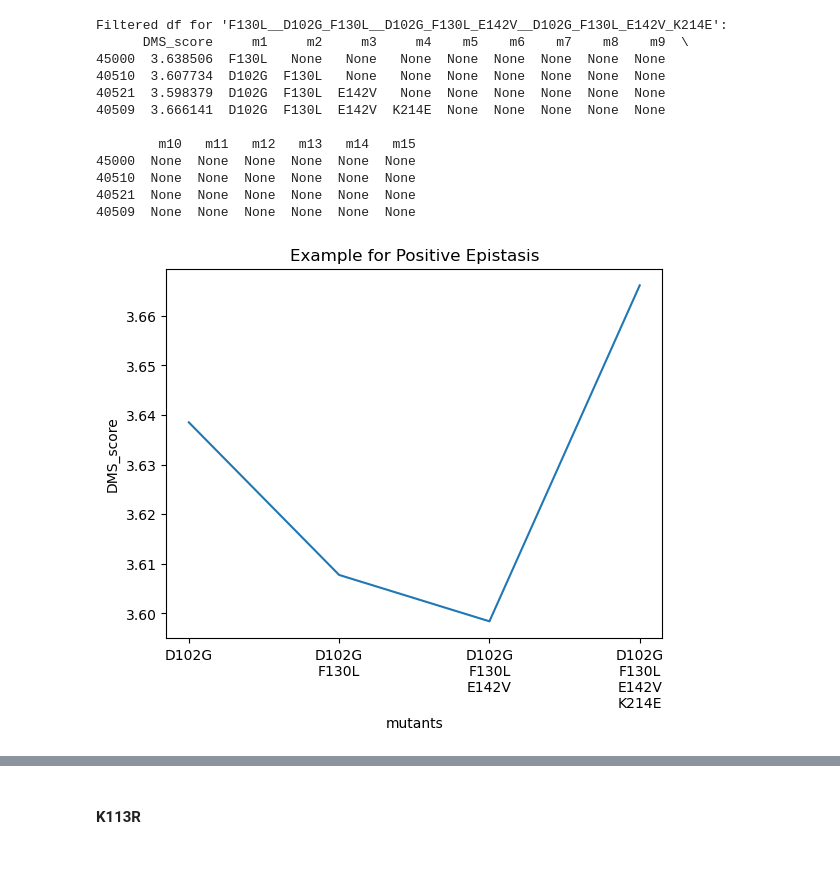
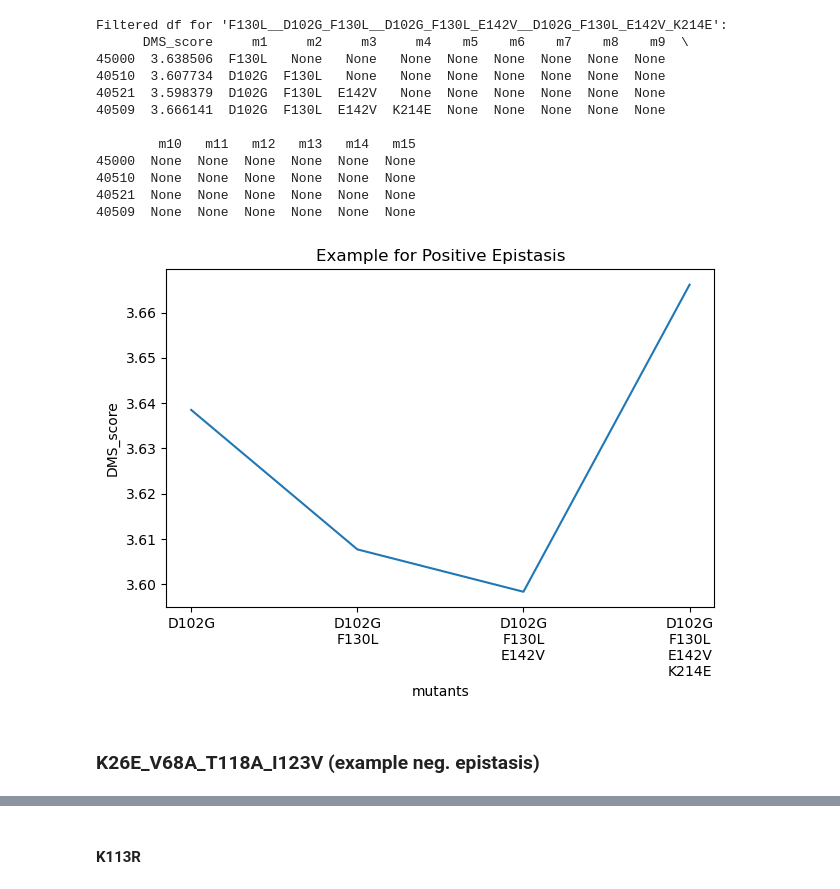
Before and after one commit to datascience-mobi-2023/topic02_team03, a Jupyter notebook: A_plots_4_steps.ipynb, the cells around one changed output, grey strips where cells are left out. Cells and saved outputs as stored; diff of their text form; code cells hidden in the pictures; blank space fills up the shorter version.

Commit message:
adjust plot

```diff
--- a/A_plots_4_steps.ipynb
+++ b/A_plots_4_steps.ipynb
@@ -592,18 +592,22 @@ Filtered df for 'F130L__D102G_F130L__D102G_F130L_E142V__D102G_F130L_E142V_K214E'
 # %%
 # line plot df_step_1_to_4_by_sorted_key_4['F130L__D102G_F130L__D102G_F130L_E142V__D102G_F130L_E142V_K214E']
 # create a new figure
 plt.figure()
 # plot df_step_1_to_4_by_sorted_key_4['D102G_F130L_E142V_K214E']
 plt.plot(['D102G', 'D102G\nF130L', 'D102G\nF130L\nE142V', 'D102G\nF130L\nE142V\nK214E'], df_step_1_to_4_by_sorted_key_4['F130L__D102G_F130L__D102G_F130L_E142V__D102G_F130L_E142V_K214E']['DMS_score'], label='Example for Positive Epistasis')
 # set title
 plt.title('Example for Positive Epistasis')
 # set x-axis label
 plt.xlabel('mutants')
 # set y-axis label
 plt.ylabel('DMS_score')
+# adjust figure size to avoid cutting off labels
+plt.tight_layout()
 # save figure
 plt.savefig(f"Example for Positive Epistasis.png")
 # show figure
 plt.show()
 # %% [output]
-[figure, old version]
+[figure, new version]
+# %% [markdown]
+### K26E_V68A_T118A_I123V (example neg. epistasis)
```
Also changed, not shown: parts of 2 cells of this notebook.
